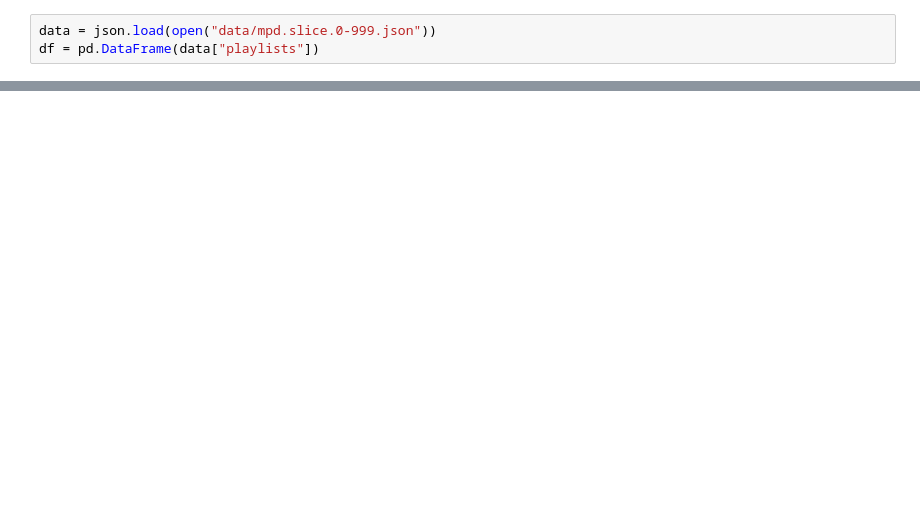
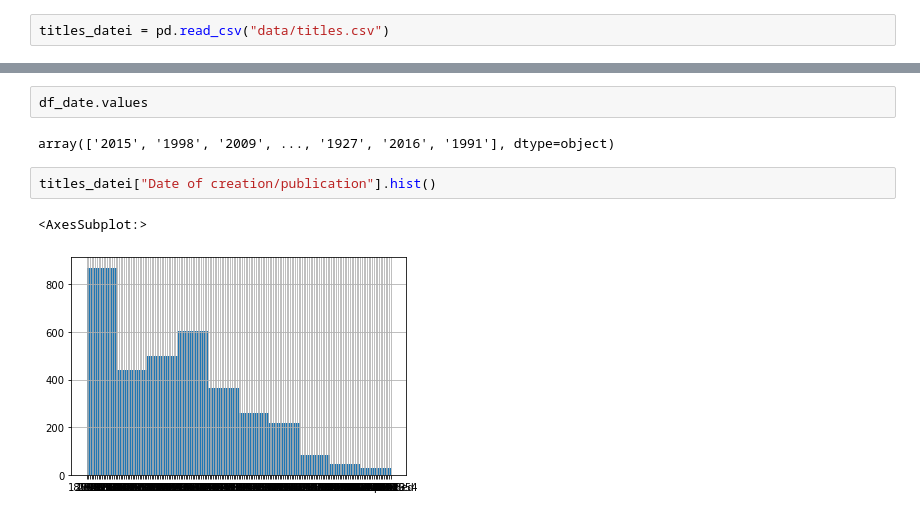
Before and after one commit to crltfrnk/2022_BdK6.5.3-P5_Gruppe_2, a Jupyter notebook: jupyter-playlist-project.ipynb, the cells around one changed output, grey strips where cells are left out. Drawn from its saved outputs; the diff is of its cells as text; blank space fills up the shorter version.

Commit message:
Neue Datei von Heute 14.06.22 UND Readme Datei vom Dataset UND Daten UND alte Daten gelöscht

```diff
--- a/jupyter-playlist-project.ipynb
+++ b/jupyter-playlist-project.ipynb
@@ -4,3 +4,2 @@ import json
 # %%
-data = json.load(open("data/mpd.slice.0-999.json"))
-df = pd.DataFrame(data["playlists"])
+titles_datei = pd.read_csv("data/titles.csv")
@@ -38,0 +54,9 @@ Name: tracks, Length: 1000, dtype: object
+# %%
+df_date.values
+# %% [output]
+array(['2015', '1998', '2009', ..., '1927', '2016', '1991'], dtype=object)
+# %%
+titles_datei["Date of creation/publication"].hist()
+# %% [output]
+<AxesSubplot:>
+[figure, added]
```
Also changed, not shown: parts of 12 cells of this notebook, 4 other files.
